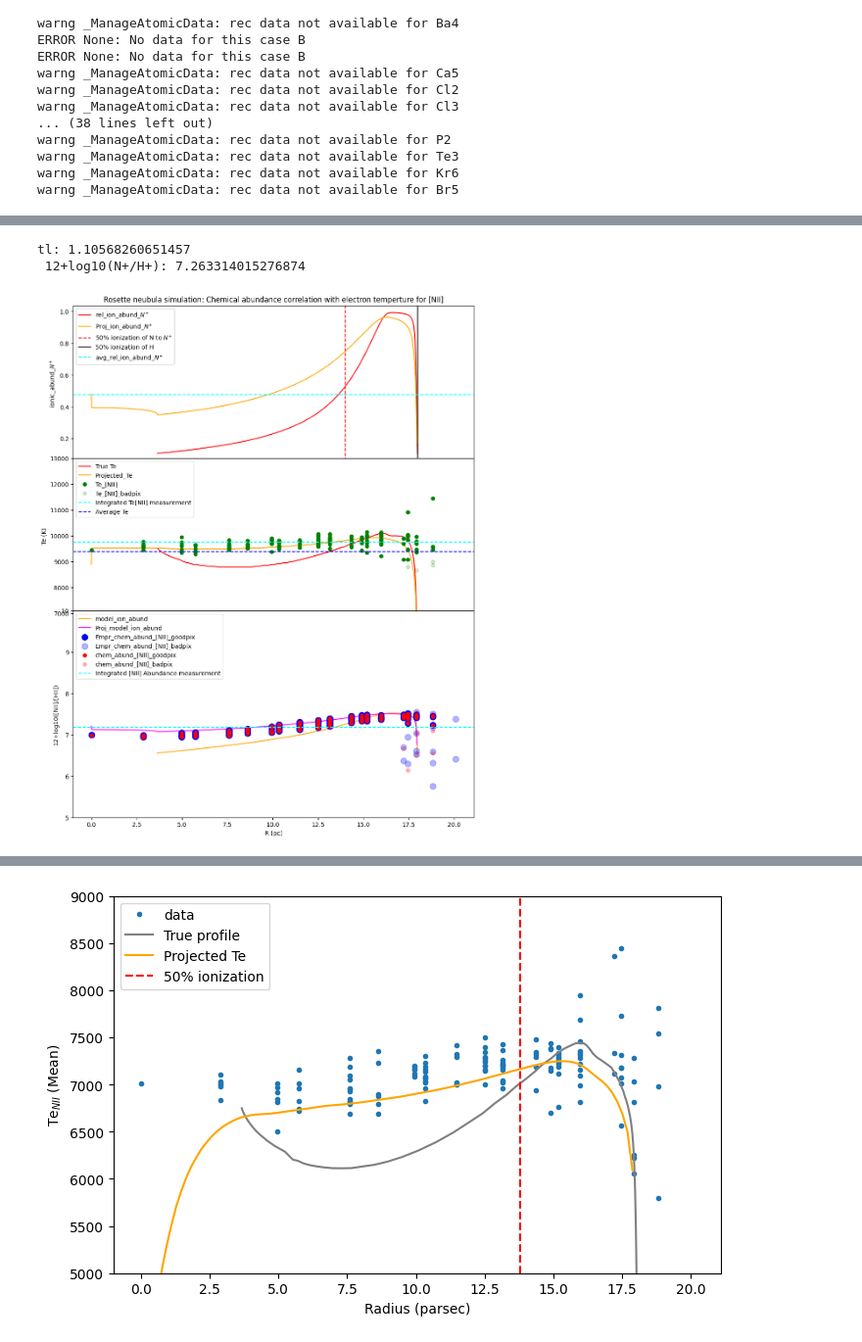
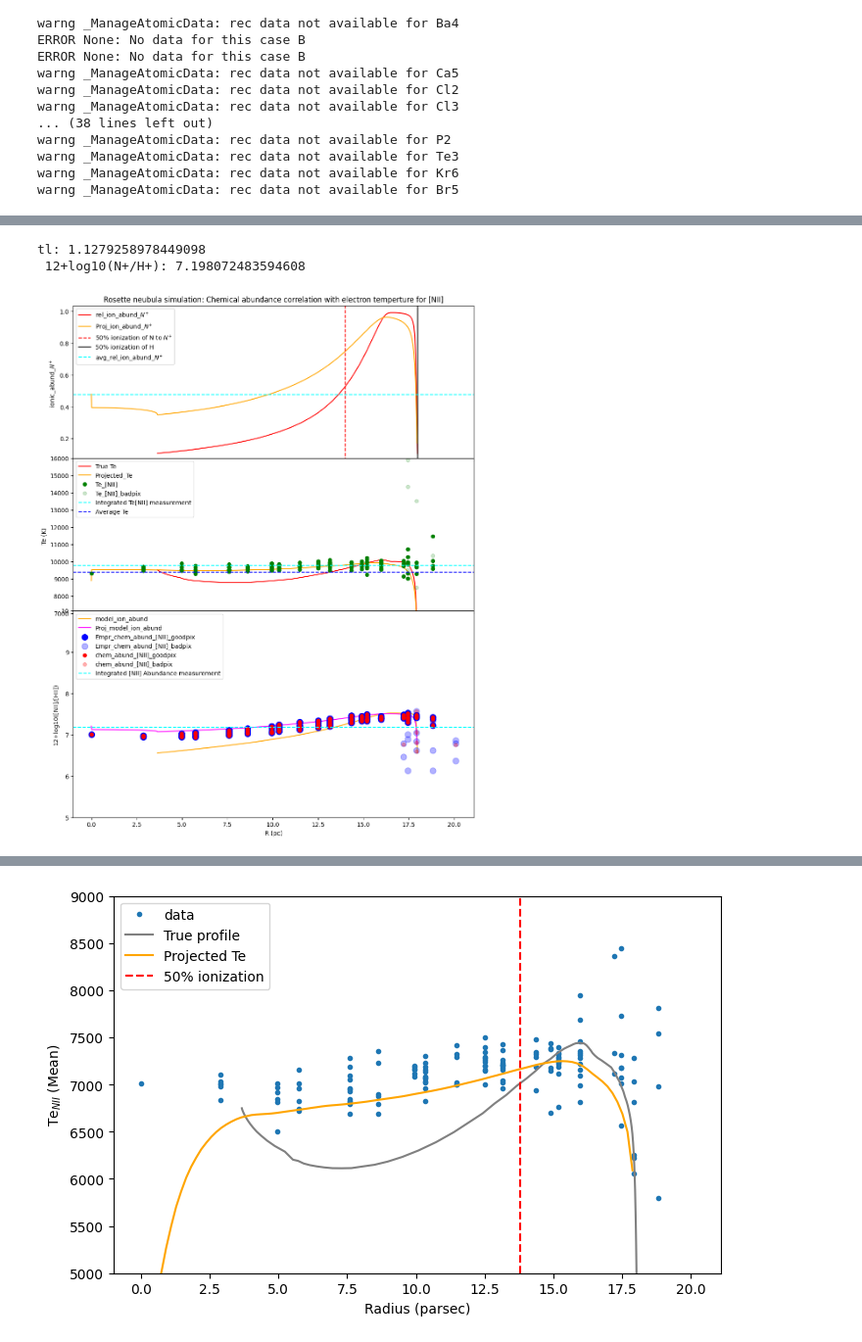
Before and after one commit to Amrita27singh/lvmnebular, a Jupyter notebook: Testing_lvmnebular.ipynb, the cells around one changed output, grey strips where cells are left out. Shown at 98% size. Drawn from its saved outputs; the diff is of its cells as text; code cells hidden in the pictures.

```diff
--- a/Testing_lvmnebular.ipynb
+++ b/Testing_lvmnebular.ipynb
@@ -17,7 +21,7 @@ Loading simfile: /home/amrita/LVM/lvmnebular/Bubble_v2_5e-14_z_0.5/outputs/Bubbl
 no.of bins: 169
 # %%
 #native simulation
-u.fitlines(sys_vel=20, lines0= np.array([9532, 9069, 7319, 7320, 7330, 7331, 6731, 6717, 6584, 6563, 6548, 6312, 5755, 5007, 4959, 4861, 4363, 4069, 4076, 3970, 3729, 3726]), radbin=False, vorbin=False, rbinmax=260, drbin=15, loadfile=False, plot=False) #native sim
+u.fitlines(sys_vel=20, lines0= np.array([9532, 9069, 7319, 7320, 7330, 7331, 6731, 6717, 6584, 6563, 6548, 6312, 5755, 5007, 4959, 4861, 4363, 4069, 4076, 3970, 3729, 3726]), radbin=False, vorbin=False, rbinmax=260, drbin=15, loadfile=True, plot=False) #native sim
 
 #u.fitlines(sys_vel=20, lines0= np.array([4363, 5007]), radbin=False, vorbin=False, rbinmax=260, drbin=15, loadfile=False, plot=True) #native sim
 
@@ -373,41 +376,46 @@ ax4.plot(rad[bad],  TeN2[bad], 'o', color='green', label='Te_[NII]_badpix', alph
 ax4.axhline(y = u.int_TN2, c='cyan', linestyle='--', label='Integrated Te[NII] measurement')
 ax4.axhline(y = u.avgTe, c='blue', linestyle='--', label='Average Te')
 
-ax4.set_ylim(7000, 13000)
+ax4.set_ylim(7000, 16000)
 ax4.set_ylabel('Te (K)')
 ax4.legend()
 
 # N+ ionic abundance
-Zmodel=0.5                                        # cloudy model abundance relative to solar
+Zmodel= 0.5                                        # cloudy model abundance relative to solar
 logNHsun= -4.17                                 # solar abundance patter from GASS (Grevesse et al 2010)
 logNHmodel =  logNHsun + np.log10(Zmodel)        # total Nitrogen elemental abundance in the model
 logNpHmodel = logNHmodel+np.log10(u.vals[8])    # ionic abundance of N+ in the model
 logNpHproj =  logNHmodel+np.log10(u.aproj)       # ionic abundance of N+ in the model
 
 ax5.plot(u.vals[0], 12+logNpHmodel, color='orange', label='model_ion_abund')
 ax5.plot(u.R, 12+logNpHproj, color='magenta', label='Proj_model_ion_abund')
 ax5.plot(rad[good], Abund_N2[good], 'o', color='blue', markersize='10', label='Empr_chem_abund_[NII]_goodpix')
 ax5.plot(rad[bad],  Abund_N2[bad], 'o', color='blue', markersize='10',  label='Empr_chem_abund_[NII]_badpix', alpha=0.3)
 ax5.plot(rad[good], 12+np.log10(u.NpH)[good], 'o', color='red', label='chem_abund_[NII]_goodpix')
 ax5.plot(rad[bad],  12+np.log10(u.NpH)[bad], 'o', color='red',  label='chem_abund_[NII]_badpix', alpha=0.3)
 
 ax5.axhline(y = 12+np.log10(u.int_NpH), c='cyan', linestyle='--', label='Integrated [NII] Abundance measurement')
 ax5.set_ylim(5, 10)
 ax5.set_xlabel('R (pc)')
 ax5.set_ylabel('12+log10([NII]/[HII])')
 ax5.legend(loc='upper left')
 
 ax3.set_position([0.125, 0.89, 0.775, 0.3])  # [left, bottom, width, height]
 ax4.set_position([0.125, 0.595, 0.775, 0.3])
 ax5.set_position([0.125, 0.2, 0.775, 0.4])
 
-plt.savefig('/home/amrita/LVM/lvmnebular/'+u.simname+'/Abundance_plots/TeN2_chem_abundN2_vs_R_present.png', dpi=300)
+plotdir=u.datadir+u.simname+'/'+'Abundance_plots_'+u.simname +'/'
+if (not os.path.isdir(plotdir)):
+    os.mkdir(plotdir)
+
+
+plt.savefig('/'+plotdir+'/'+'TeN2_chem_abundN2_vs_R_present.png', dpi=300)
 #plt.savefig('/home/amrita/LVM/lvmnebular/Bubble_v2_5e-14/Bubble_v2_5e-14_snbinned/Bubble_v2_5e-14_snbinned_plotprofile/snbin_TeO3_chem_abundO3_vs_R.png', dpi=300)
 plt.show()
 # %% [output]
-tl: 1.10568260651457
- 12+log10(N+/H+): 7.263314015276874
+tl: 1.1279258978449098
+ 12+log10(N+/H+): 7.198072483594608
-[figure, old version]
+[figure, new version]
 # %%
 #Plot for [SIII]
 # %%
```
Also changed, not shown: parts of 8 cells of this notebook, 2 other files.
